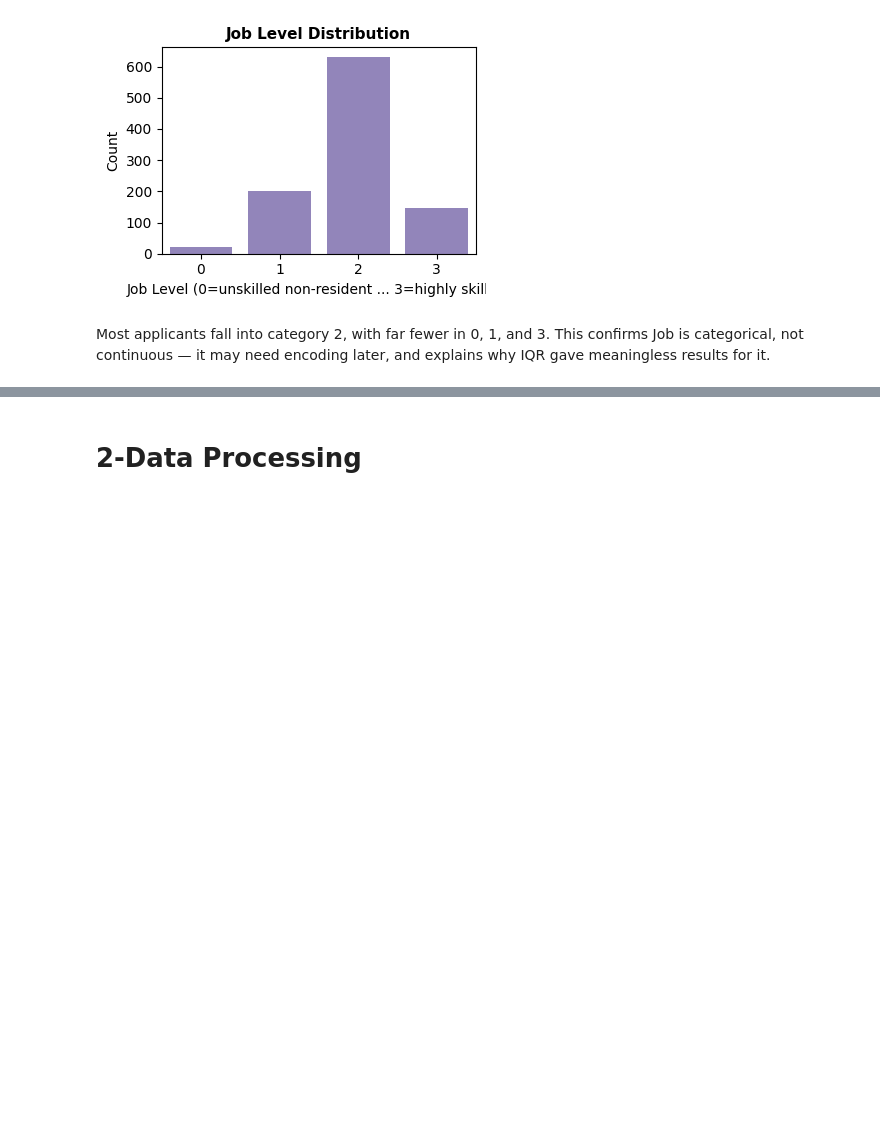
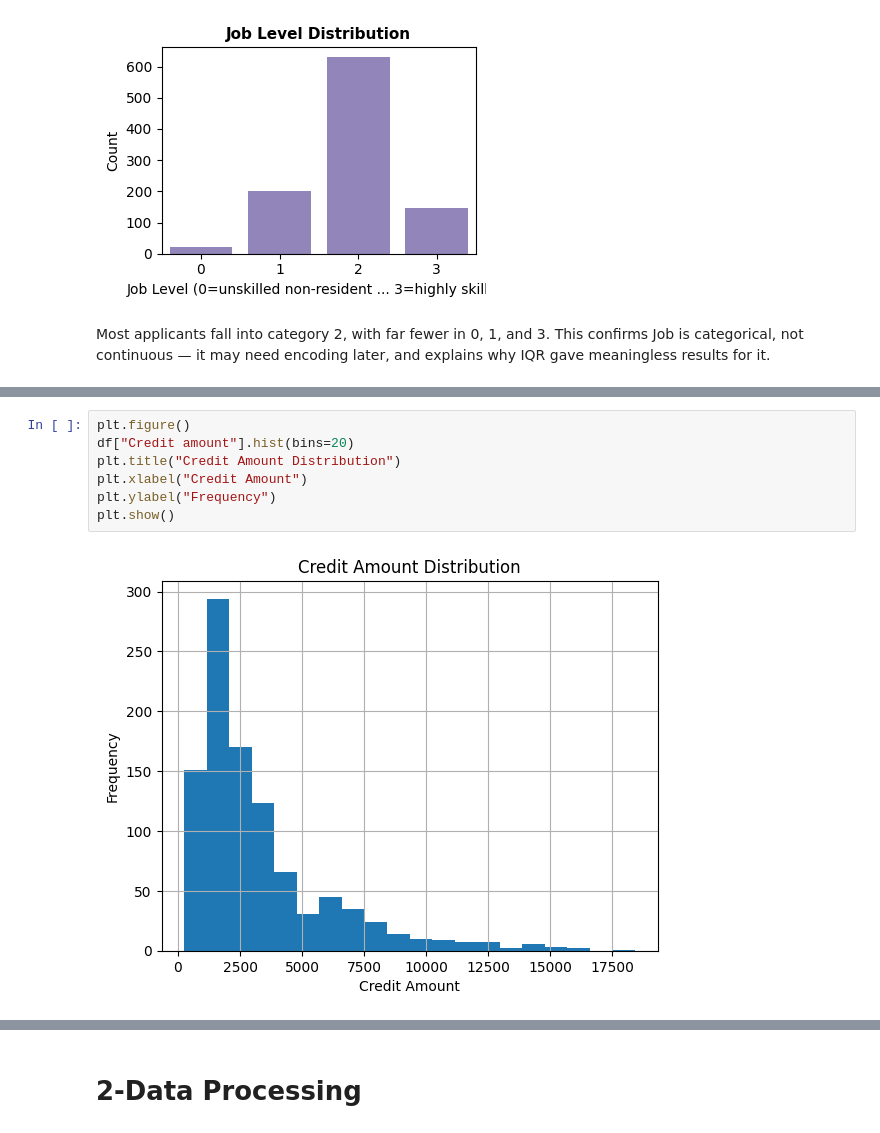
Before and after one commit to saraalmazroa/-IT326-DataMining-Project-, a Jupyter notebook: Phase2.ipynb, the cells around one changed output, grey strips where cells are left out. Cells and saved outputs as stored; diff of their text form; blank space fills up the shorter version.

```diff
--- a/Phase2.ipynb
+++ b/Phase2.ipynb
@@ -155,0 +170,9 @@ Most applicants fall into category 2, with far fewer in 0, 1, and 3. This confir
+# %%
+plt.figure()
+df["Credit amount"].hist(bins=20)
+plt.title("Credit Amount Distribution")
+plt.xlabel("Credit Amount")
+plt.ylabel("Frequency")
+plt.show()
+# %% [output]
+[figure, added]
```
Also changed, not shown: parts of 13 cells of this notebook.
